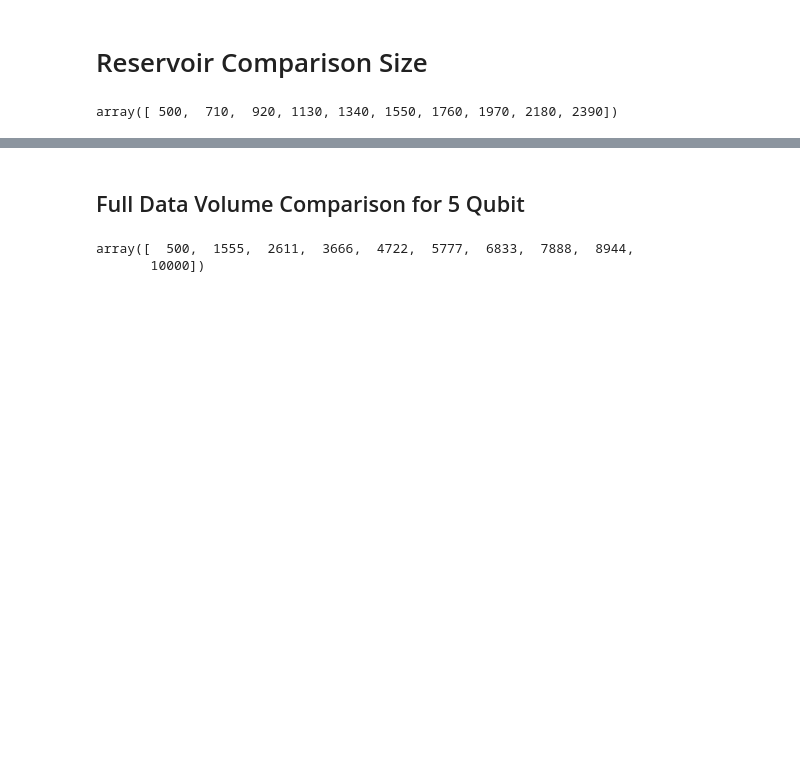
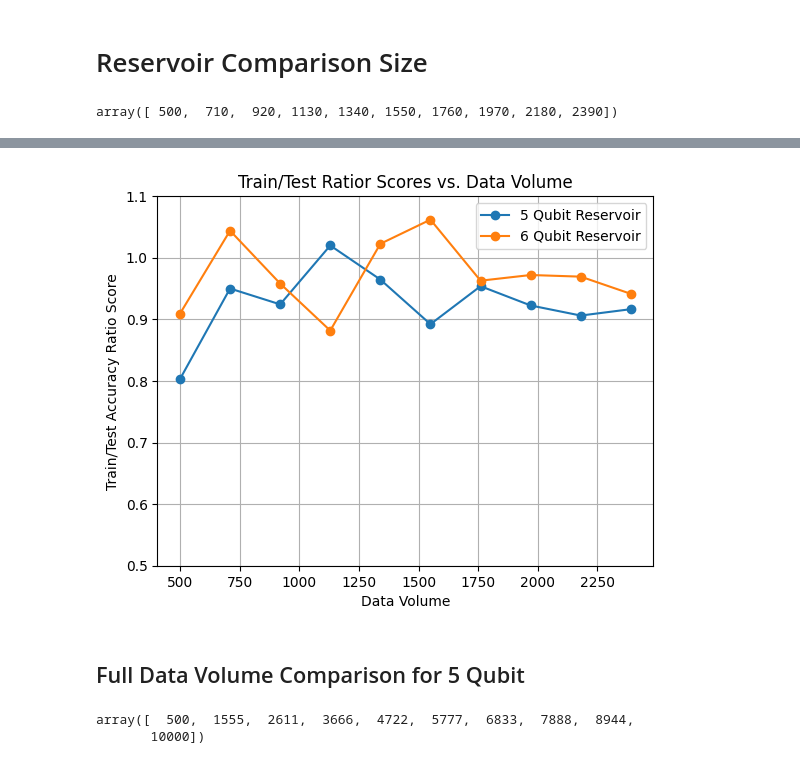
Before and after one commit to cirvine97/QuantumReservoir, a Jupyter notebook: data_volume_vs_performance.ipynb, the cells around one changed output, grey strips where cells are left out. Drawn from its saved outputs; the diff is of its cells as text; code cells hidden in the pictures; blank space fills up the shorter version.

```diff
--- a/data_volume_vs_performance.ipynb
+++ b/data_volume_vs_performance.ipynb
@@ -124,3 +192,15 @@ plt.show()
+# %%
+plt.plot(dataset_sample_sizes, five_test_train_accuracies, 'o-', label='5 Qubit Reservoir')
+plt.plot(dataset_sample_sizes, six_test_train_accuracies, 'o-', label='6 Qubit Reservoir')
+plt.xlabel('Data Volume')
+plt.ylabel('Train/Test Accuracy Ratio Score')
+plt.ylim([.5,1.1])
+plt.title(f'Train/Test Ratior Scores vs. Data Volume')
+plt.grid(True)
+plt.legend()
+plt.show()
+# %% [output]
+[figure, added]
 # %% [markdown]
 ## Full Data Volume Comparison for 5 Qubit
 # %%
```
Also changed, not shown: parts of 7 cells of this notebook.
